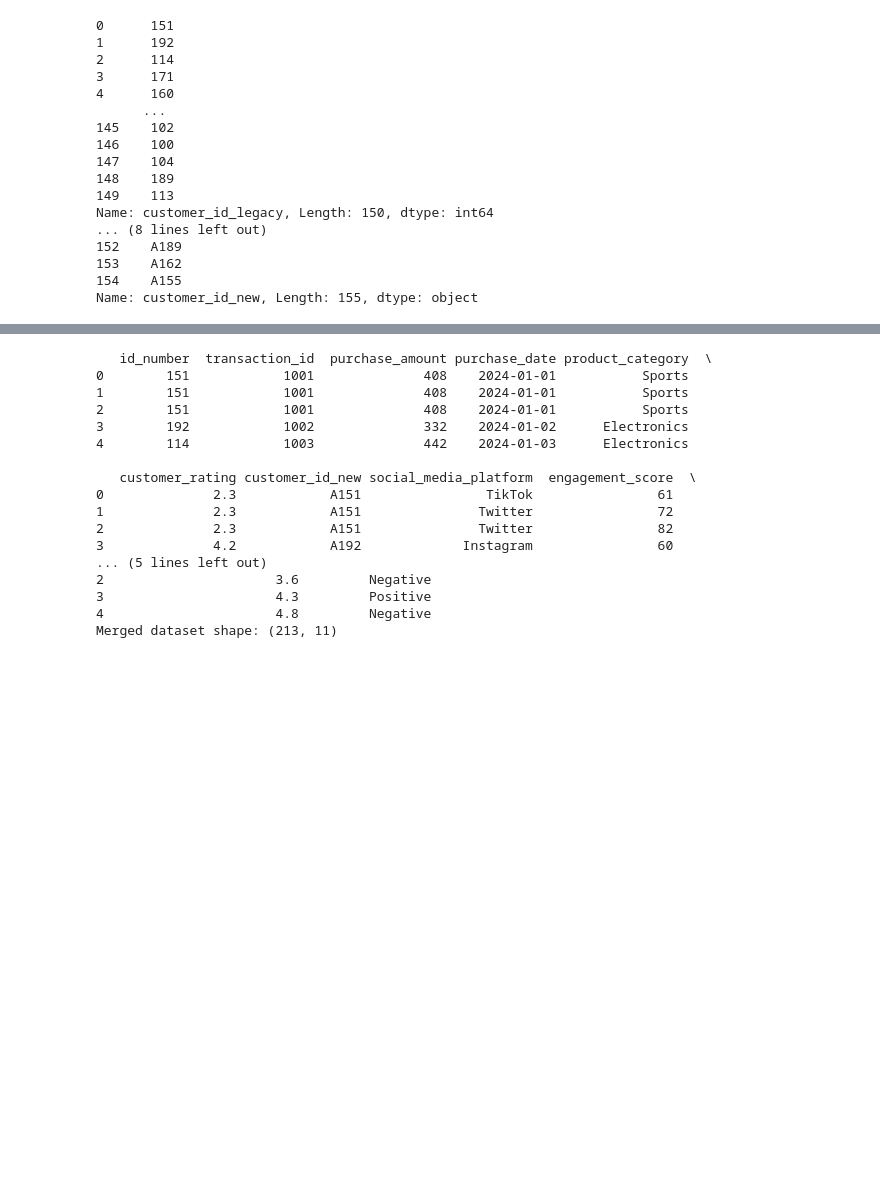
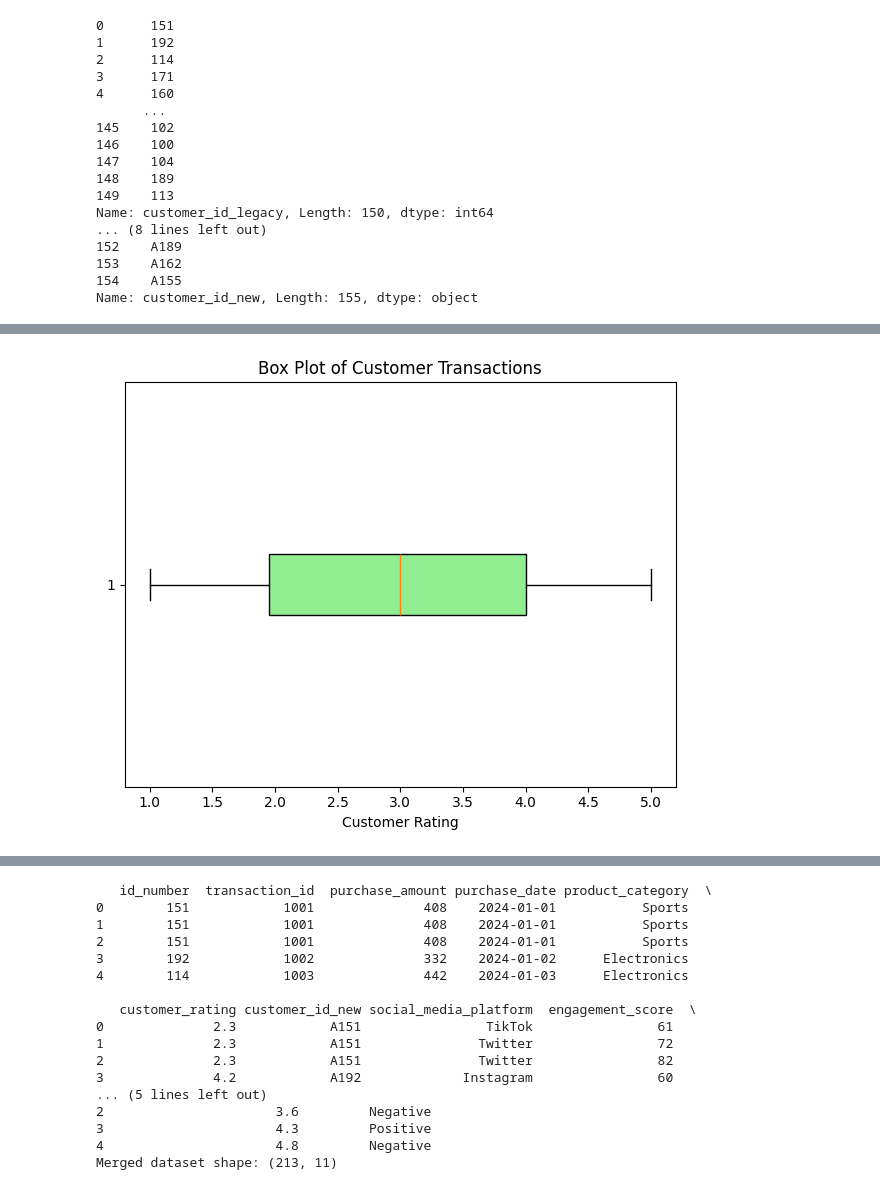
Before and after one commit to i-ganza007/Multimodal-Data-Preprocessing, a Jupyter notebook: notebooks/Data_merge.ipynb, the cells around one changed output, grey strips where cells are left out. Saved outputs shown, nothing was run; the diff lists cells and outputs as text; code cells hidden in the pictures; blank space fills up the shorter version.

```diff
--- a/notebooks/Data_merge.ipynb
+++ b/notebooks/Data_merge.ipynb
@@ -34,0 +132,11 @@ Name: customer_id_new, Length: 155, dtype: object
+# %%
+# Box plot customer transactions for outliers
+plt.figure(figsize=(6, 5))
+plt.boxplot(customer_transactions['customer_rating'].dropna(), vert=False, patch_artist=True,
+            boxprops=dict(facecolor='lightgreen'))
+plt.title("Box Plot of Customer Transactions")
+plt.xlabel("Customer Rating")
+plt.tight_layout()
+plt.show()
+# %% [output]
+[figure, added]
```
Also changed, not shown: parts of 11 cells of this notebook.
